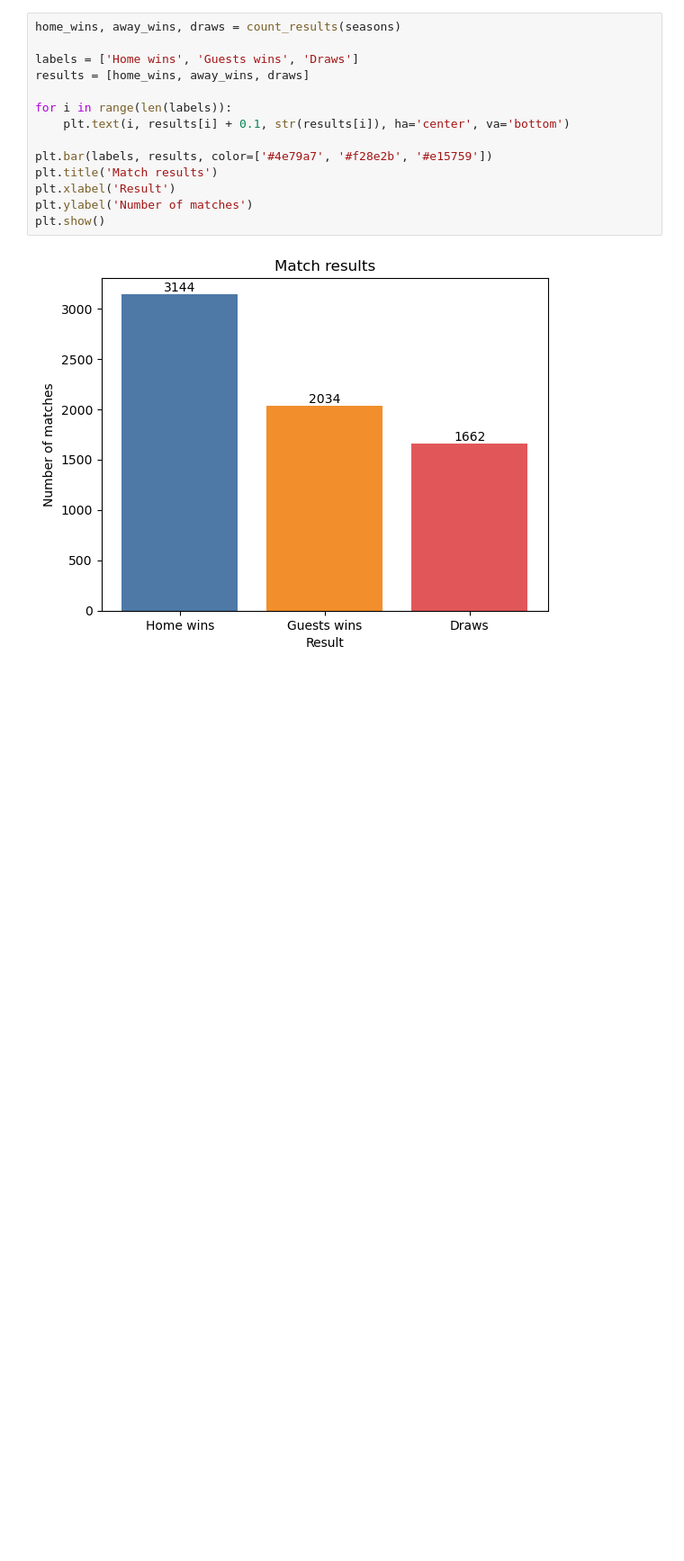
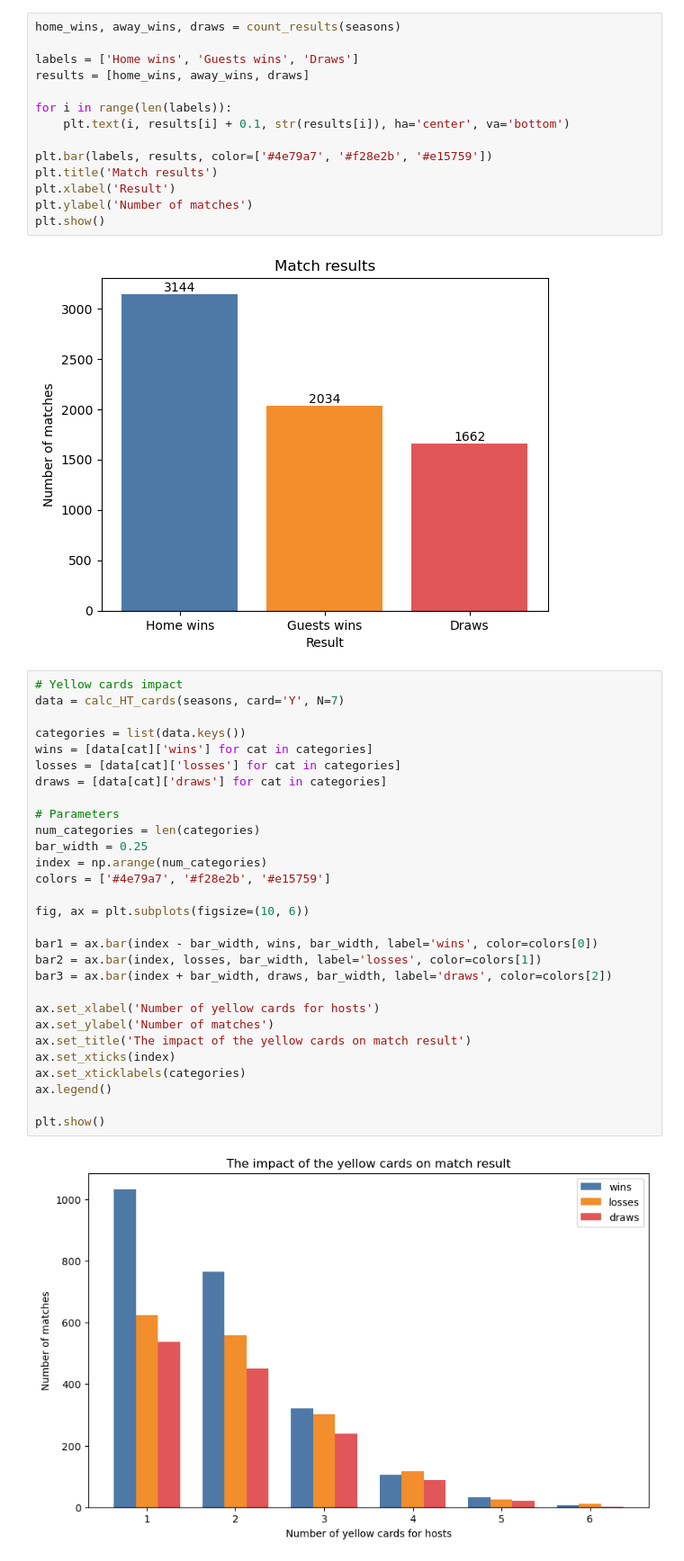
Before and after one commit to tmaxell/footforecast, a Jupyter notebook: analysis.ipynb, the cells around one changed output. Shown: that part at 90% size. Drawn from its saved outputs; the diff is of its cells as text; blank space fills up the shorter version.

Commit message:
added some shot and match analysis with graphs

```diff
--- a/analysis.ipynb
+++ b/analysis.ipynb
@@ -386,6 +394,37 @@ plt.ylabel('Number of matches')
 plt.show()
 # %% [output]
 [figure]
+# %%
+# Yellow cards impact
+data = calc_HT_cards(seasons, card='Y', N=7)
+
+categories = list(data.keys())
+wins = [data[cat]['wins'] for cat in categories]
+losses = [data[cat]['losses'] for cat in categories]
+draws = [data[cat]['draws'] for cat in categories]
+
+# Parameters
+num_categories = len(categories)
+bar_width = 0.25
+index = np.arange(num_categories)
+colors = ['#4e79a7', '#f28e2b', '#e15759']
+
+fig, ax = plt.subplots(figsize=(10, 6))
+
+bar1 = ax.bar(index - bar_width, wins, bar_width, label='wins', color=colors[0])
+bar2 = ax.bar(index, losses, bar_width, label='losses', color=colors[1])
+bar3 = ax.bar(index + bar_width, draws, bar_width, label='draws', color=colors[2])
+
+ax.set_xlabel('Number of yellow cards for hosts')
+ax.set_ylabel('Number of matches')
+ax.set_title('The impact of the yellow cards on match result')
+ax.set_xticks(index)
+ax.set_xticklabels(categories)
+ax.legend()
+
+plt.show()
+# %% [output]
+[figure, added]
 # %%
 # Cards impact analysis
 HT_results = calc_HT_cards(seasons, card='R', N=3)
```
Also changed, not shown: parts of 11 cells of this notebook.
